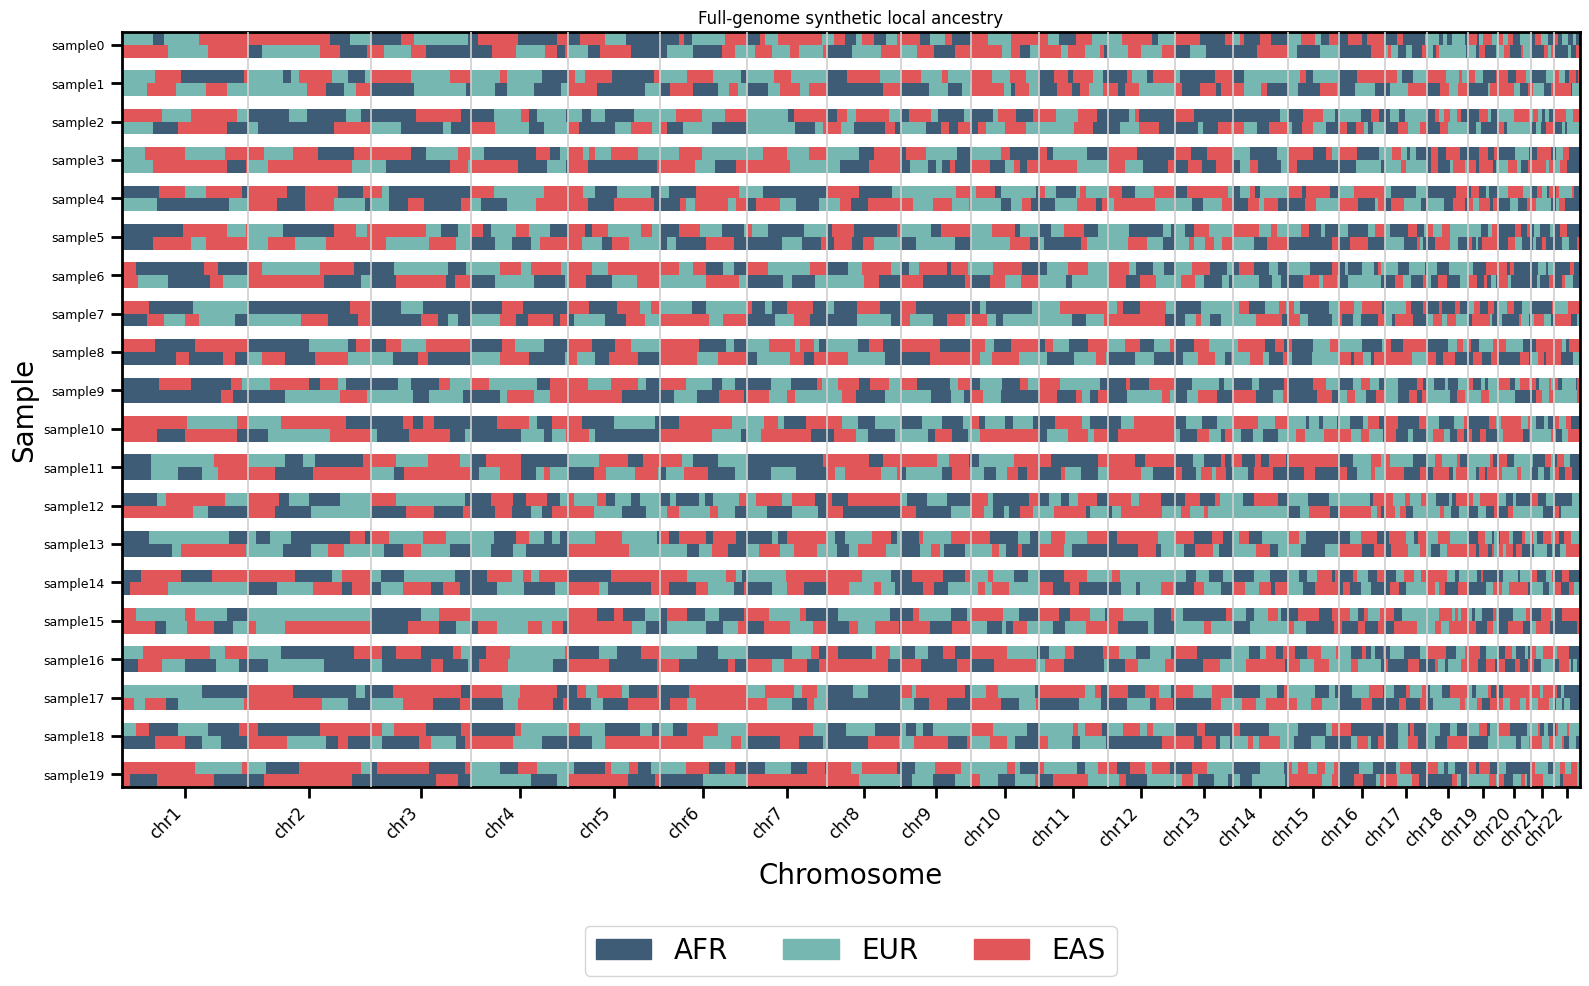
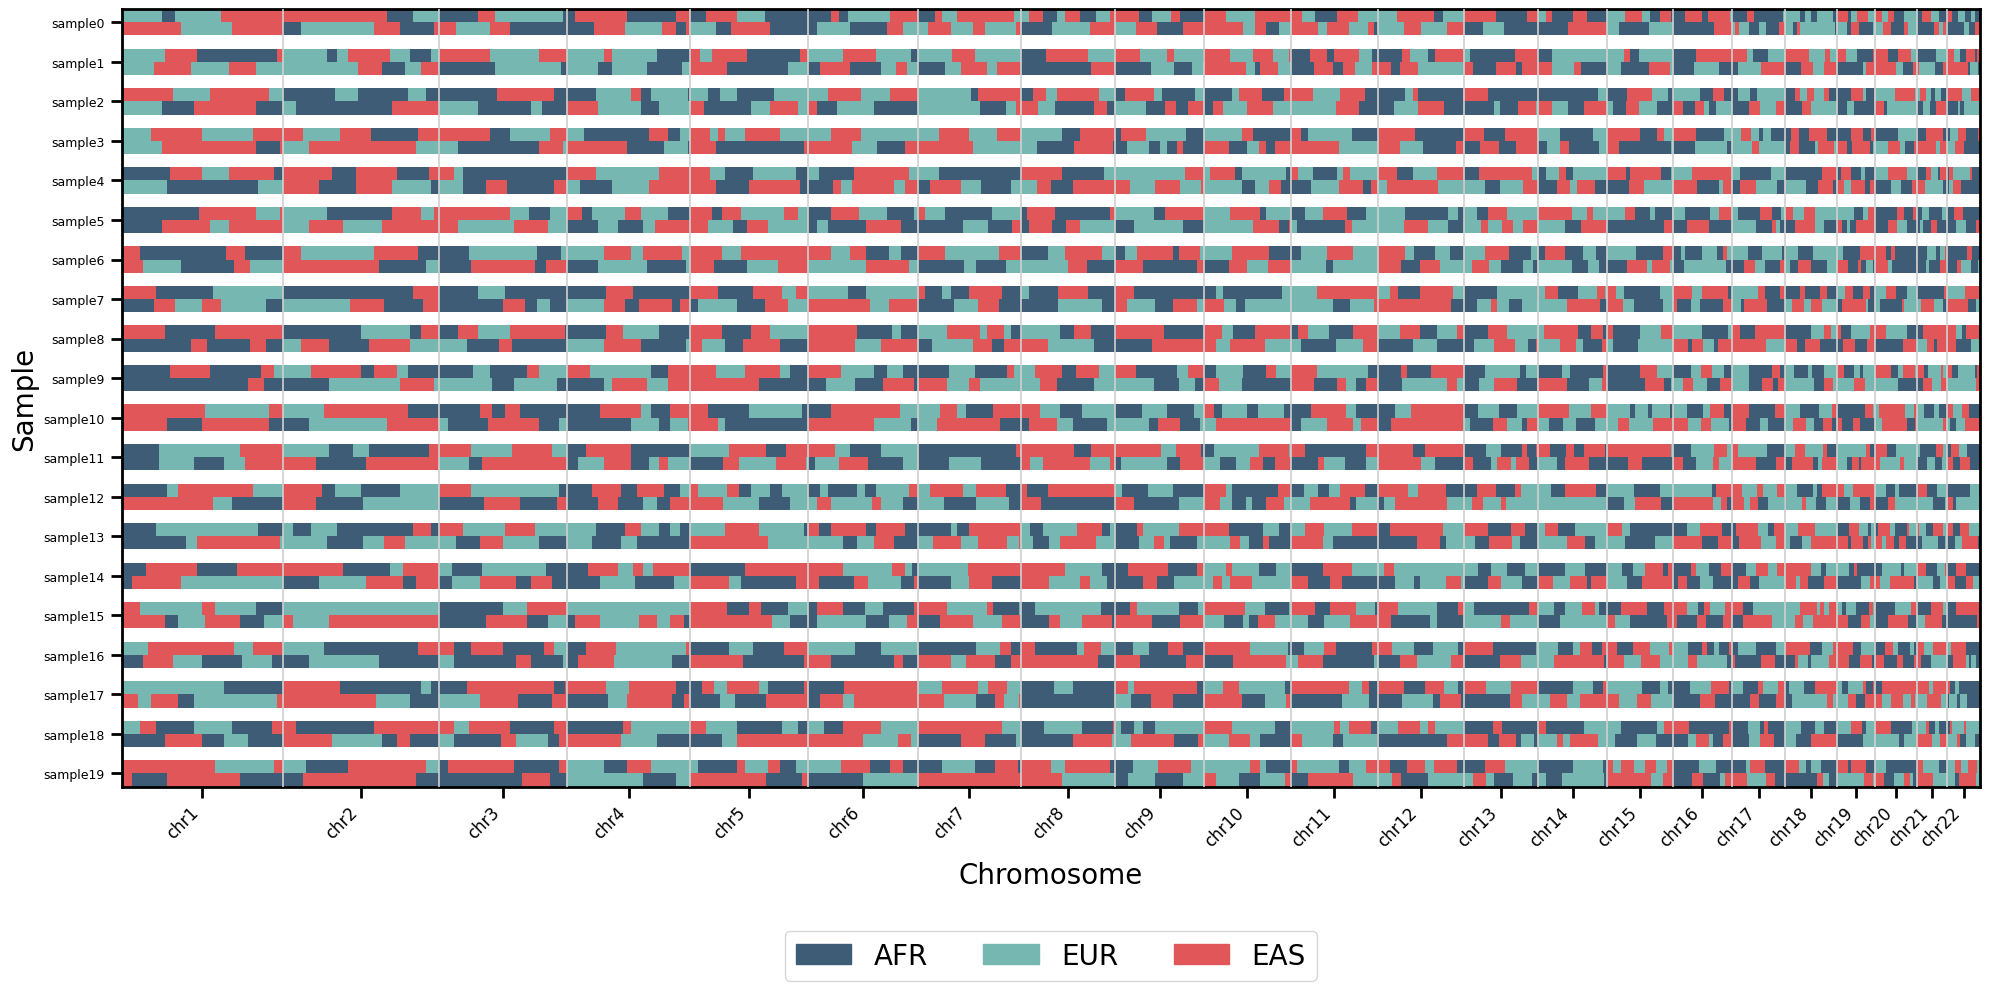
Code edit (unified diff) that turned the first committed figure into the second:
--- before
+++ after
@@ -5,7 +5,6 @@
     colors=colors,
     sort=False,
-    figsize=(16, 10),
+    figsize=(20, 10),
     legend=True,
-    title="Full-genome synthetic local ancestry",
     scale=2,
 )

Commit: update LAI dataset level figure